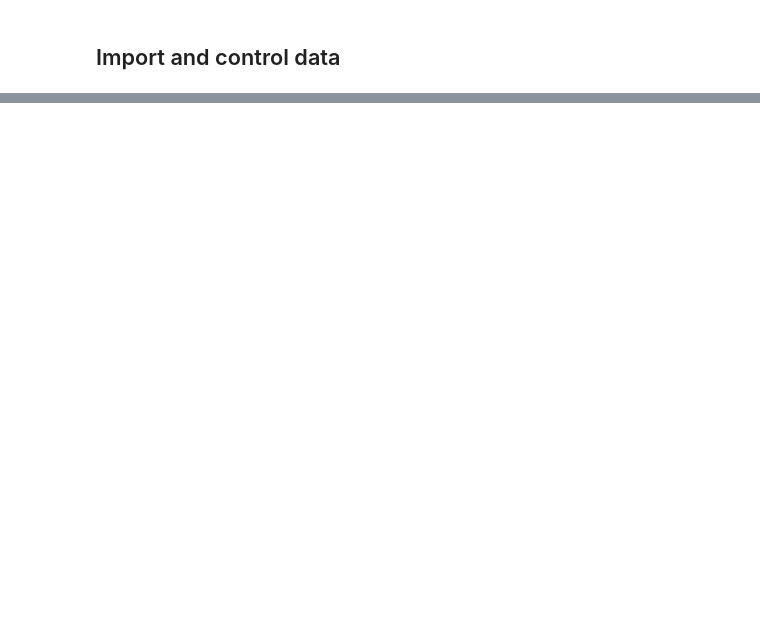
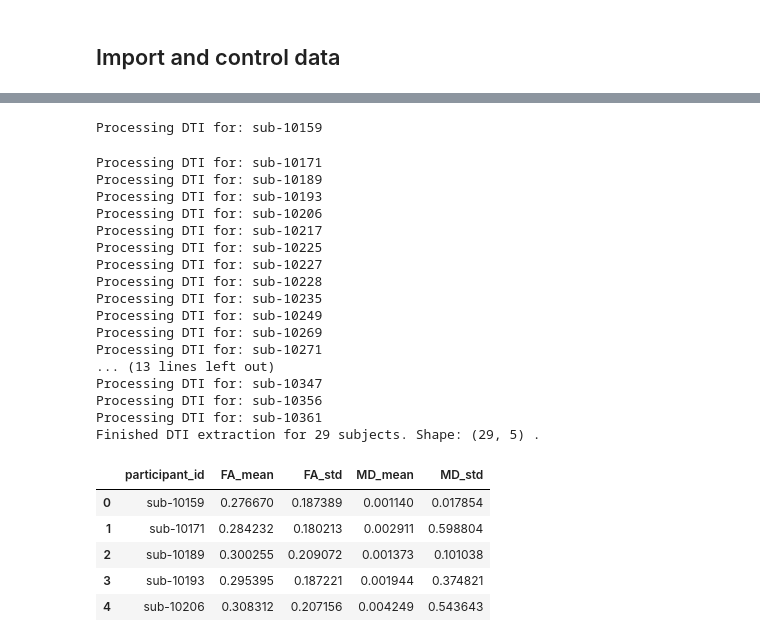
Before and after one commit to ompatel33/NSCI290_Final, a Jupyter notebook: braindata.ipynb, the cells around one changed output, grey strips where cells are left out. Saved outputs shown, nothing was run; the diff lists cells and outputs as text; code cells hidden in the pictures; blank space fills up the shorter version.

```diff
--- a/braindata.ipynb
+++ b/braindata.ipynb
@@ -65,0 +134,77 @@ pheno.columns
+# %%
+# run the DTI extraction pipeline
+
+dti_rows = []
+
+for sub in subjects:
+    dwi_dir = os.path.join(BIDS_ROOT, sub, "dwi")
+    if not os.path.isdir(dwi_dir):
+        continue
+
+    dwi_file = glob.glob(os.path.join(dwi_dir, "*dwi.nii.gz"))
+    bval_file = glob.glob(os.path.join(dwi_dir, "*.bval"))
+    bvec_file = glob.glob(os.path.join(dwi_dir, "*.bvec"))
+
+    if not dwi_file or not bval_file or not bvec_file:
+        continue
+
+    dwi_file = dwi_file[0]
+    bval_file = bval_file[0]
+    bvec_file = bvec_file[0]
+
+    print(f"Processing DTI for: {sub}")
+
+    # load DWI data
+    img = nib.load(dwi_file)
+    data = img.get_fdata()
+
+    # load bvals & bvecs
+    bvals, bvecs = read_bvals_bvecs(bval_file, bvec_file)
+    gtab = gradient_table(bvals, bvecs)
+
+    # make mask
+    data_masked, mask = median_otsu(data, vol_idx=range(10), median_radius=3)
+
+    # fit tensor
+    tenmodel = TensorModel(gtab)
+    tenfit = tenmodel.fit(data_masked)
+
+    FA = tenfit.fa[mask]
+    MD = tenfit.md[mask]
+
+    dti_rows.append({
+        "participant_id": sub,
+        "FA_mean": np.nanmean(FA),
+        "FA_std": np.nanstd(FA),
+        "MD_mean": np.nanmean(MD),
+        "MD_std": np.nanstd(MD),
+    })
+
+dti_df = pd.DataFrame(dti_rows)
+print("Finished DTI extraction for", len(dti_df), "subjects.", "Shape:", dti_df.shape, ".")
+dti_df.head()
+# %% [output]
+Processing DTI for: sub-10159
+Processing DTI for: sub-10171
+Processing DTI for: sub-10189
+Processing DTI for: sub-10193
+Processing DTI for: sub-10206
+Processing DTI for: sub-10217
+Processing DTI for: sub-10225
+Processing DTI for: sub-10227
+Processing DTI for: sub-10228
+Processing DTI for: sub-10235
+Processing DTI for: sub-10249
+Processing DTI for: sub-10269
+Processing DTI for: sub-10271
+... (13 lines left out)
+Processing DTI for: sub-10347
+Processing DTI for: sub-10356
+Processing DTI for: sub-10361
+Finished DTI extraction for 29 subjects. Shape: (29, 5) .
+|  | participant_id | FA_mean | FA_std | MD_mean | MD_std |
+| 0 | sub-10159 | 0.276670 | 0.187389 | 0.001140 | 0.017854 |
+| 1 | sub-10171 | 0.284232 | 0.180213 | 0.002911 | 0.598804 |
+| 2 | sub-10189 | 0.300255 | 0.209072 | 0.001373 | 0.101038 |
+| 3 | sub-10193 | 0.295395 | 0.187221 | 0.001944 | 0.374821 |
+| 4 | sub-10206 | 0.308312 | 0.207156 | 0.004249 | 0.543643 |
```
Also changed, not shown: parts of 14 cells of this notebook.
